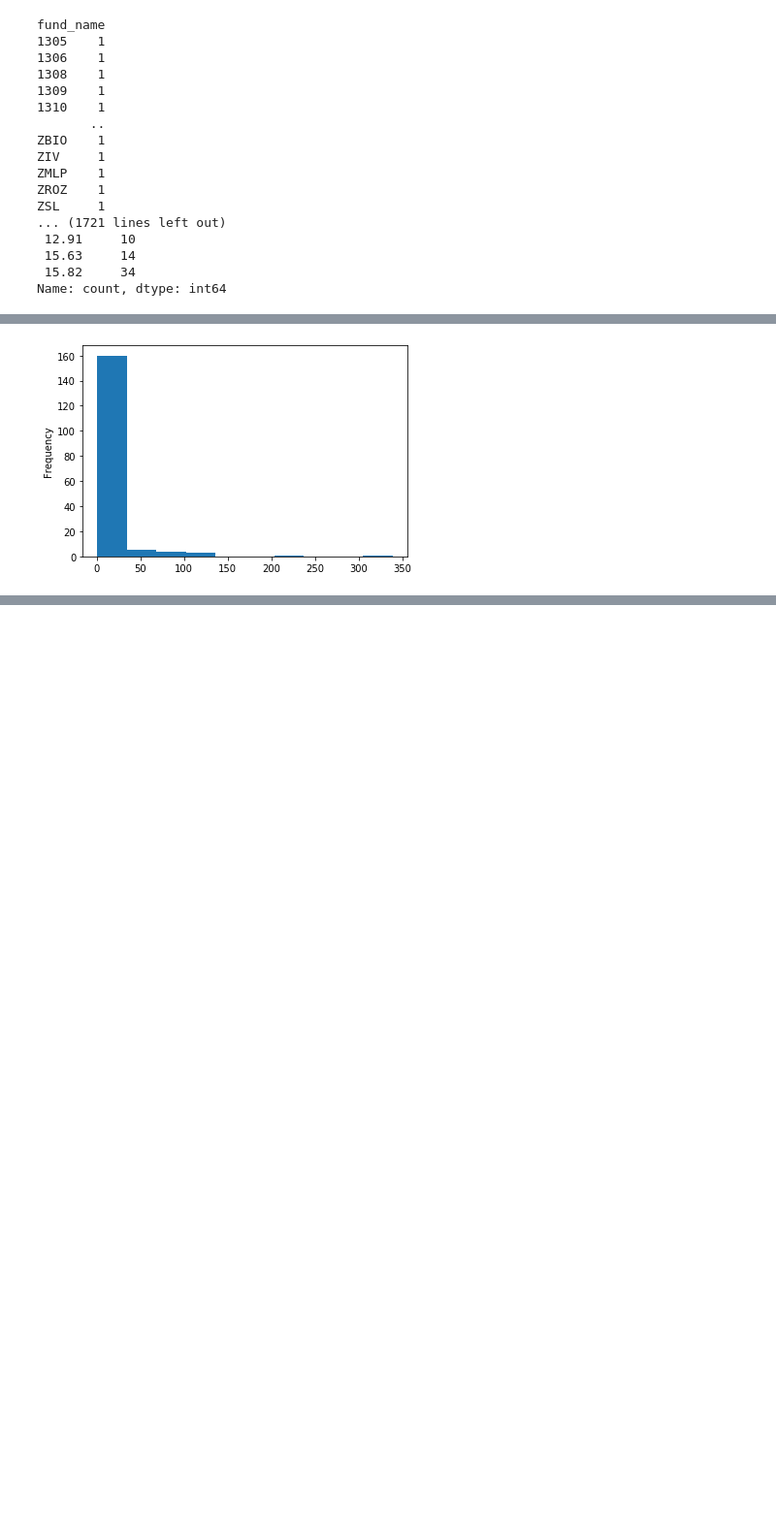
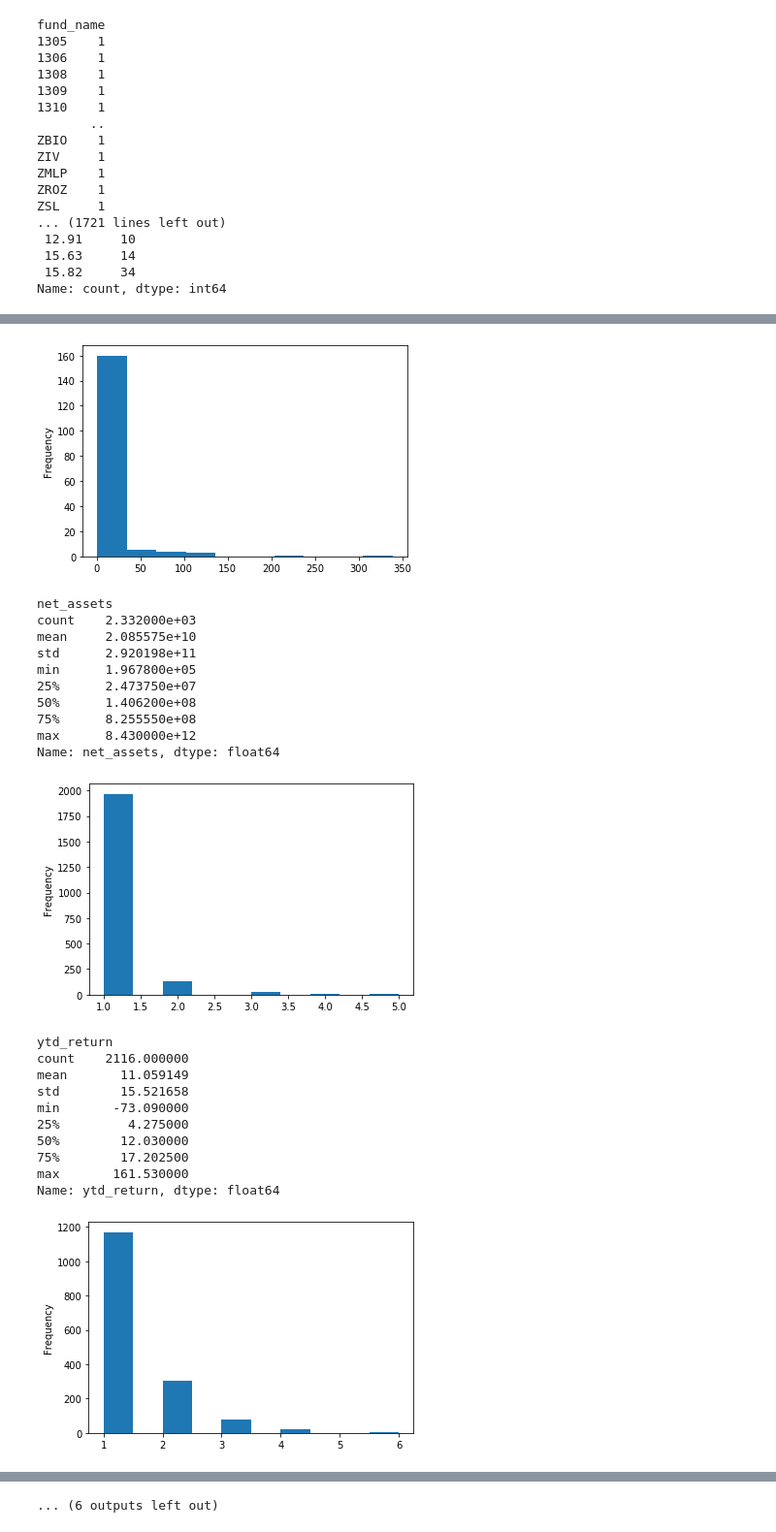
Before and after one commit to NVukobrat/US-Mutual-Funds-and-ETFs-Analysis, a Jupyter notebook: Main.ipynb, the cells around one changed output, grey strips where cells are left out. Shown at 97% size. Drawn from its saved outputs; the diff is of its cells as text; code cells hidden in the pictures; blank space fills up the shorter version.

```diff
--- a/Main.ipynb
+++ b/Main.ipynb
@@ -47,13 +49,20 @@ Name: count, dtype: int64
 distributions = [
     'category',
     'fund_family',
+    'net_assets',
+    'ytd_return',
+    'fund_yield',
+    'legal_type',
+    'investment',
+    'size',
+    'currency',
 ]
 
 for dis in distributions:
     print()
     print(dis)
     print(df[dis].describe())
-    sub_df = df.groupby(dis).count()['count'].plot(kind='hist')
+    df.groupby(dis).count()['count'].plot(kind='hist')
     plt.show()
 # %% [output]
 category
@@ -73 +81,23 @@ Name: fund_family, dtype: object
 [figure]
+net_assets
+count    2.332000e+03
+mean     2.085575e+10
+std      2.920198e+11
+min      1.967800e+05
+25%      2.473750e+07
+50%      1.406200e+08
+75%      8.255550e+08
+max      8.430000e+12
+Name: net_assets, dtype: float64
+[figure, added]
+ytd_return
+count    2116.000000
+mean       11.059149
+std        15.521658
+min       -73.090000
+25%         4.275000
+50%        12.030000
+75%        17.202500
+max       161.530000
+Name: ytd_return, dtype: float64
+[figure, added]
@@ -73,0 +122 @@ Name: fund_family, dtype: object
+... (6 outputs left out)
```
Also changed, not shown: parts of 11 cells of this notebook, 1 other file.
